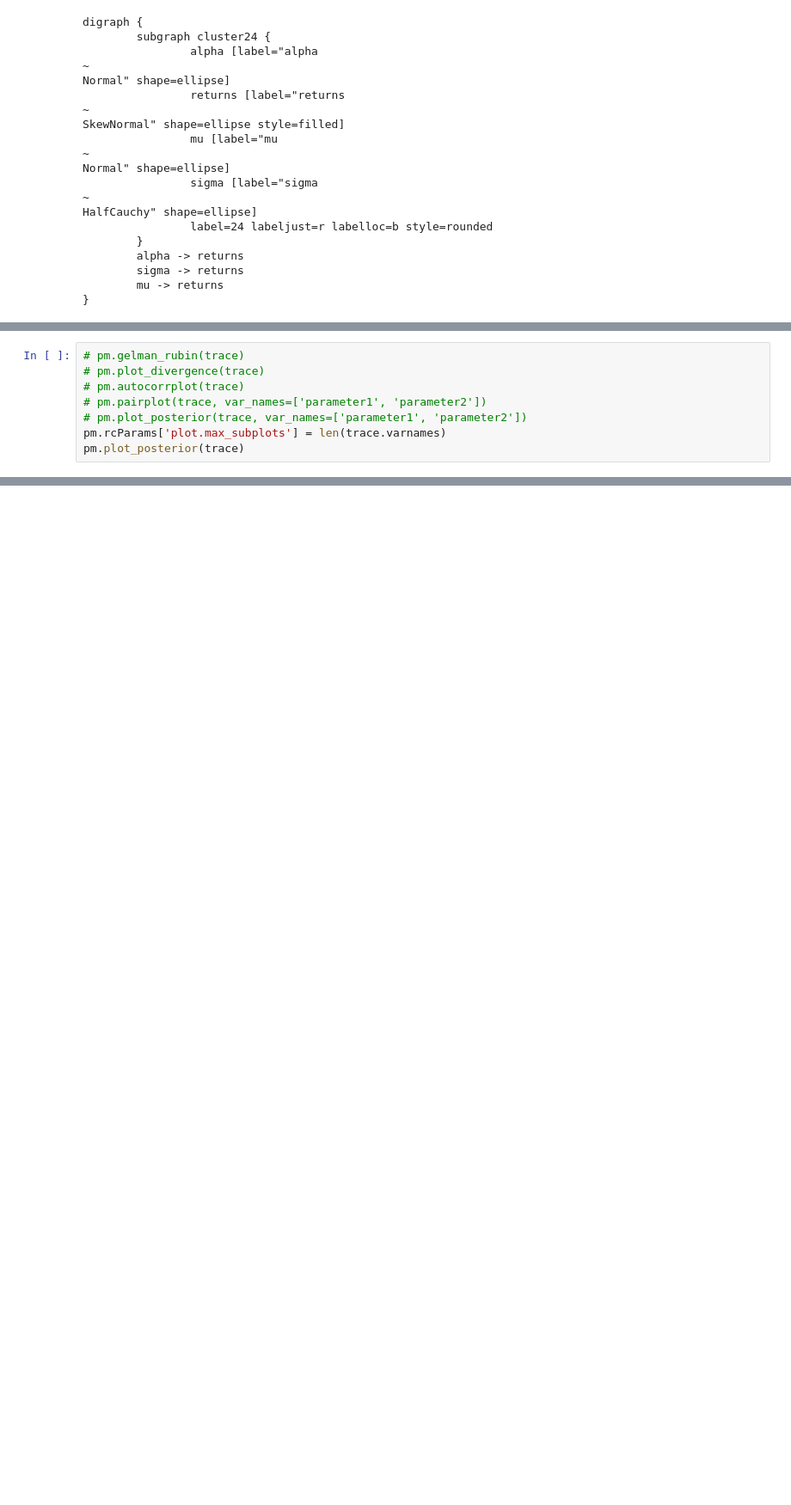
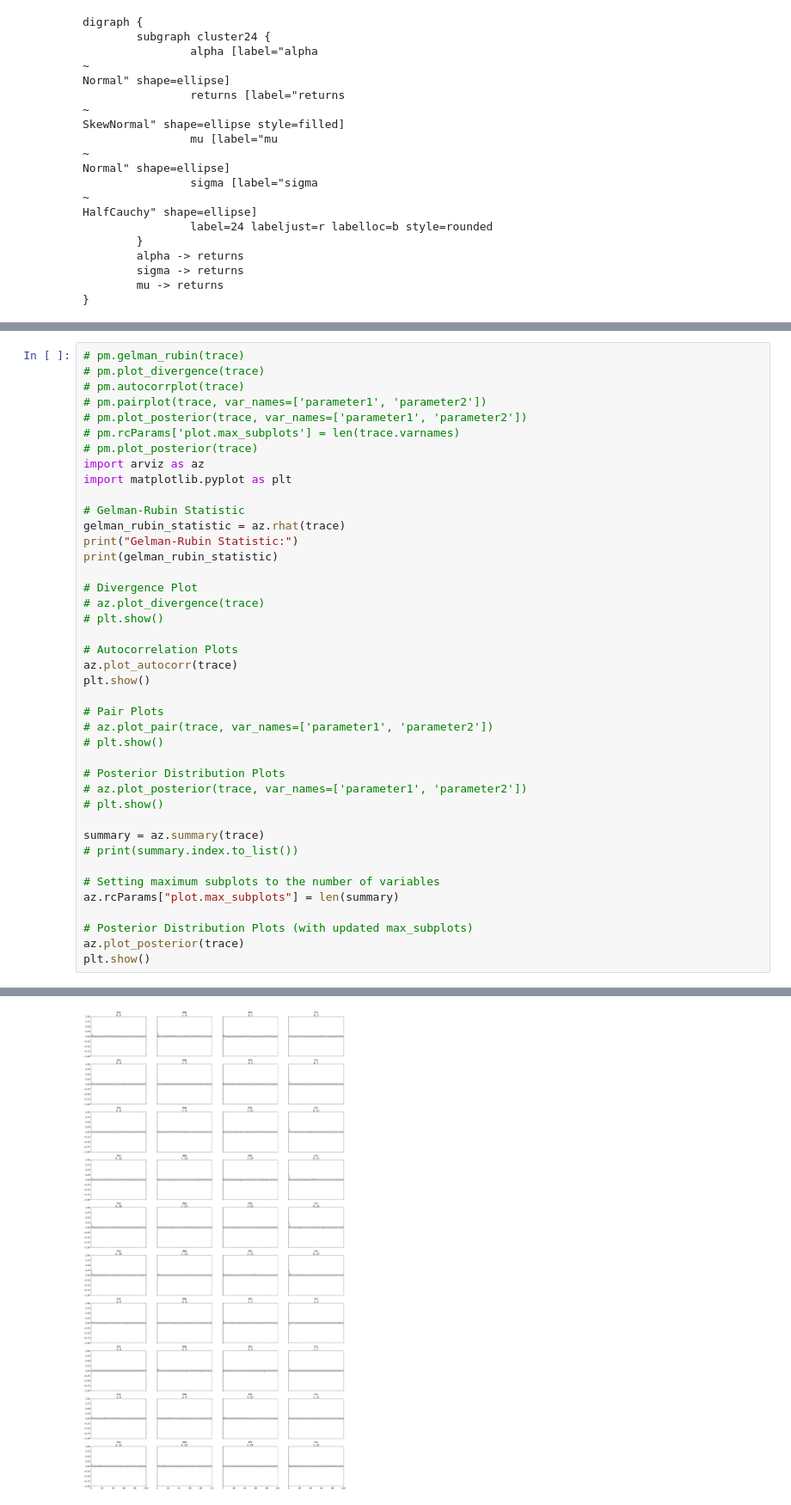
Before and after one commit to saideepakreddy0308/FY_Dissertation, a Jupyter notebook: Final_Year_Dissertation.ipynb, the cells around one changed output, grey strips where cells are left out. Shown at 86% size. Drawn from its saved outputs; the diff is of its cells as text; blank space fills up the shorter version.

```diff
--- a/Final_Year_Dissertation.ipynb
+++ b/Final_Year_Dissertation.ipynb
@@ -531,8 +528,0 @@ ExecutableNotFound: failed to execute ['dot.bat', '-Tpng', '-O', 'bayesian_model
-# %%
-# pm.gelman_rubin(trace)
-# pm.plot_divergence(trace)
-# pm.autocorrplot(trace)
-# pm.pairplot(trace, var_names=['parameter1', 'parameter2'])
-# pm.plot_posterior(trace, var_names=['parameter1', 'parameter2'])
-pm.rcParams['plot.max_subplots'] = len(trace.varnames)
-pm.plot_posterior(trace)
@@ -540,0 +529,42 @@ AttributeError: 'InferenceData' object has no attribute 'varnames'
+# %%
+# pm.gelman_rubin(trace)
+# pm.plot_divergence(trace)
+# pm.autocorrplot(trace)
+# pm.pairplot(trace, var_names=['parameter1', 'parameter2'])
+# pm.plot_posterior(trace, var_names=['parameter1', 'parameter2'])
+# pm.rcParams['plot.max_subplots'] = len(trace.varnames)
+# pm.plot_posterior(trace)
+import arviz as az
+import matplotlib.pyplot as plt
+
+# Gelman-Rubin Statistic
+gelman_rubin_statistic = az.rhat(trace)
+print("Gelman-Rubin Statistic:")
+print(gelman_rubin_statistic)
+
+# Divergence Plot
+# az.plot_divergence(trace)
+# plt.show()
+
+# Autocorrelation Plots
+az.plot_autocorr(trace)
+plt.show()
+
+# Pair Plots
+# az.plot_pair(trace, var_names=['parameter1', 'parameter2'])
+# plt.show()
+
+# Posterior Distribution Plots
+# az.plot_posterior(trace, var_names=['parameter1', 'parameter2'])
+# plt.show()
+
+summary = az.summary(trace)
+# print(summary.index.to_list())
+
+# Setting maximum subplots to the number of variables
+az.rcParams["plot.max_subplots"] = len(summary)
+
+# Posterior Distribution Plots (with updated max_subplots)
+az.plot_posterior(trace)
+plt.show()
+# %% [output]
@@ -540,0 +582 @@ AttributeError: 'InferenceData' object has no attribute 'varnames'
+[figure, added]
```
Also changed, not shown: parts of 6 cells of this notebook.
